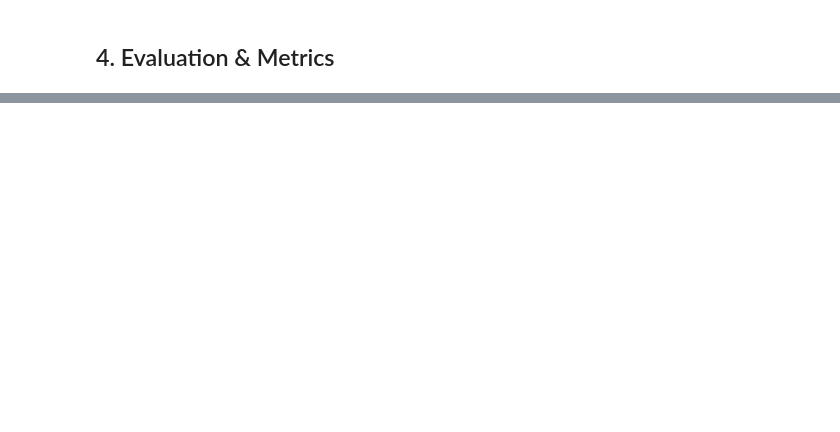
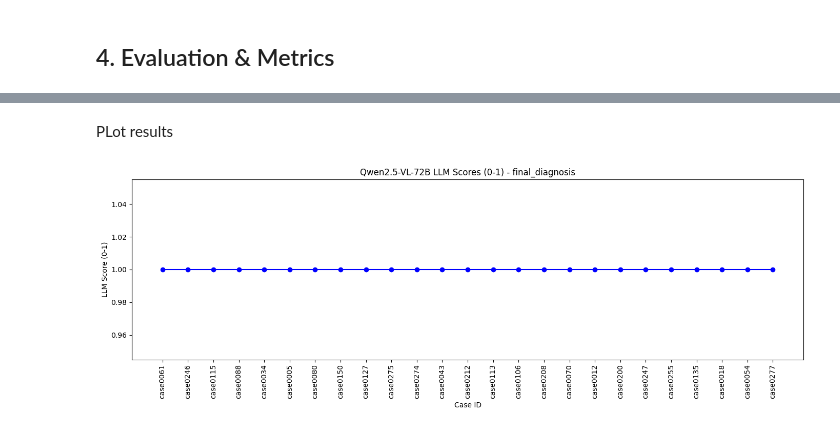
Before and after one commit to dominikg-tum/VLM-Qwen-Medical-Eval, a Jupyter notebook: code/eval_qwen2-5_mri_diagnosis.ipynb, the cells around one changed output, grey strips where cells are left out. Saved outputs shown, nothing was run; the diff lists cells and outputs as text; code cells hidden in the pictures; blank space fills up the shorter version.

Commit message:
diagnosis run nova brain

```diff
--- a/code/eval_qwen2-5_mri_diagnosis.ipynb
+++ b/code/eval_qwen2-5_mri_diagnosis.ipynb
@@ -25,7 +31,7 @@ load_dotenv(dotenv_path="config/user.env")
 api_key = os.environ.get("NEBIUS_API_KEY")
 client = OpenAI(base_url="https://api.studio.nebius.com/v1/", api_key=api_key)
 # %%
-do_new_inference = False
+do_new_inference = True
 # %% [markdown]
 ## 2. Model Inference
 # %%
@@ -65,6 +79,6 @@ print("Saved diagnosis results.")
 # %% [markdown]
 Load results
 # %%
-with open(os.path.join(RESULTS_DIR, "qwen2.5_diagnosis_results.json"), "r") as f:
+with open(os.path.join(RESULTS_DIR, "qwen2_5_diagnosis_results_oneshot.json"), "r") as f:
     diagnosis_results = json.load(f)
 print(f"Number of cases diagnosed: {len(diagnosis_results)}")
@@ -71,27 +107,2 @@ print(f"Number of cases diagnosed: {len(diagnosis_results)}")
 # %% [markdown]
 ## 4. Evaluation & Metrics
-# %%
-# Optionally import from /code/eval_scripts/ if available
-# from eval_scripts.diagnosis_eval import compute_metrics
-
-gt = [x["ground_truth"] for x in diagnosis_results]
-pred = [x["prediction"] for x in diagnosis_results]
-
-# Dummy accuracy: exact string match (replace with your own metric if needed)
-correct = sum([g.strip().lower() == p.strip().lower() for g, p in zip(gt, pred)])
-accuracy = correct / len(gt) if gt else 0.0
-
-eval_metrics = {"accuracy": accuracy}
-with open(os.path.join(RESULTS_DIR, "diagnosis_eval_metrics.json"), "w") as f:
-    json.dump(eval_metrics, f, indent=2)
-print("Saved evaluation metrics.")
-
-plt.figure(figsize=(4,4))
-plt.bar(["Accuracy"], [accuracy], color="cornflowerblue")
-plt.ylim(0, 1)
-plt.title("Qwen2.5 MRI Diagnosis Accuracy")
-plt.text(0, accuracy + 0.02, f"{accuracy:.2f}", ha='center', fontsize=12)
-plt.savefig(os.path.join(RESULTS_DIR, "diagnosis_metrics.png"))
-plt.show()
-plt.close()
-print("Saved accuracy plot.")
@@ -97,0 +174,20 @@ print("Saved accuracy plot.")
+# %% [markdown]
+PLot results
+# %%
+import matplotlib.pyplot as plt
+plt.figure(figsize=(14, 5))
+
+scores = [x.get("llm_score", 0) for x in llm_eval_results]
+xaxis = [x.get("case_id", "") for i, x in enumerate(llm_eval_results)]
+plt.plot(xaxis, scores, marker='o', linestyle='-', color='b', label='')
+
+plt.xticks(rotation=90)
+plt.xlabel("Case ID")
+plt.ylabel("LLM Score (0-1)")
+plt.title(f"Qwen2.5-VL-72B LLM Scores (0-1) - {compare_to}")
+plt.tight_layout()
+#plt.legend()
+plt.savefig(os.path.join(RESULTS_DIR, f"llm_scores_{compare_to}.png"))
+plt.show()
+# %% [output]
+[figure, added]
```
Also changed, not shown: parts of 8 cells of this notebook, 6 other files.
